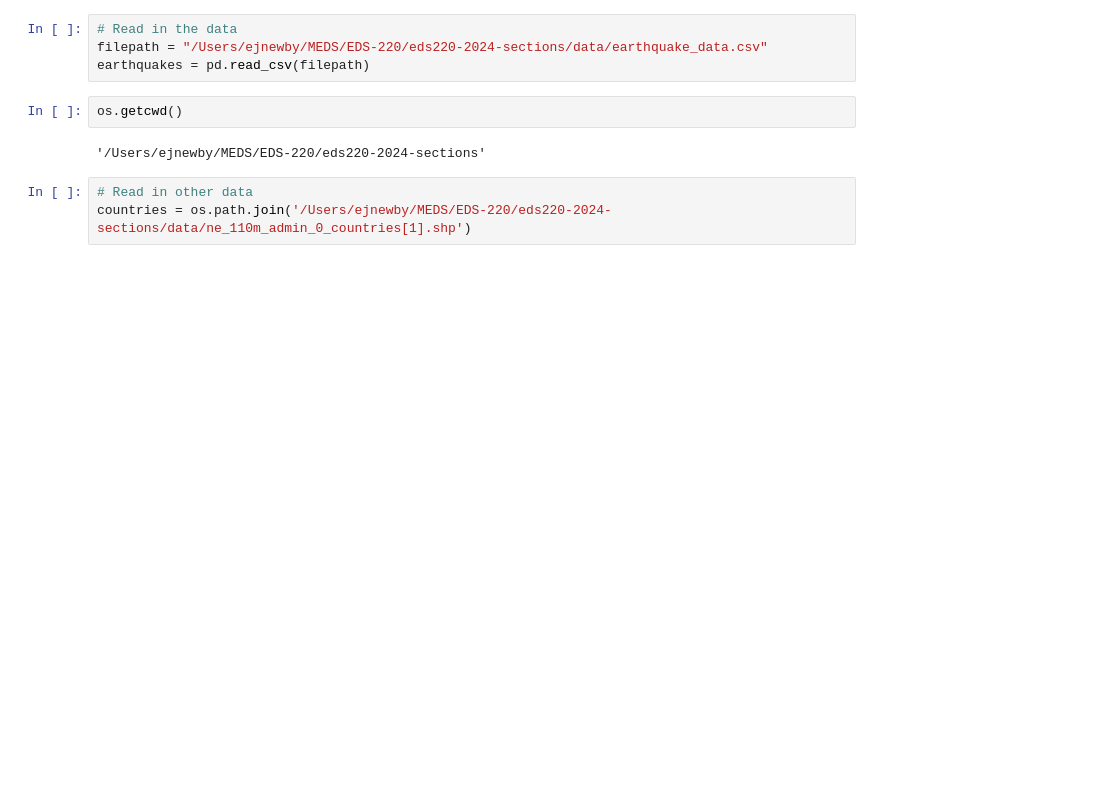
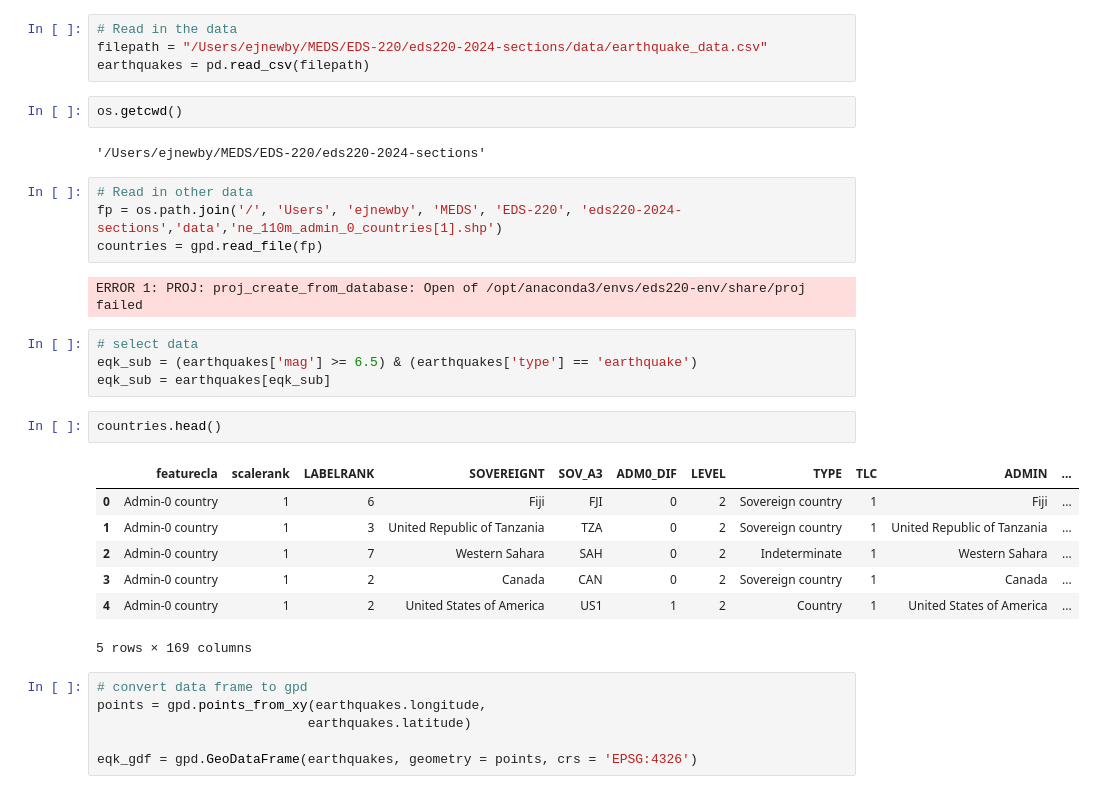
Before and after one commit to evajnewby/eds220-2024-sections, a Jupyter notebook: section-5-earthquakes.ipynb, the cells around one changed output. Cells and saved outputs as stored; diff of their text form; blank space fills up the shorter version.

```diff
--- a/section-5-earthquakes.ipynb
+++ b/section-5-earthquakes.ipynb
@@ -13,4 +15,27 @@ os.getcwd()
 '/Users/ejnewby/MEDS/EDS-220/eds220-2024-sections'
 # %%
 # Read in other data
-countries = os.path.join('/Users/ejnewby/MEDS/EDS-220/eds220-2024-sections/data/ne_110m_admin_0_countries[1].shp')
+fp = os.path.join('/', 'Users', 'ejnewby', 'MEDS', 'EDS-220', 'eds220-2024-sections','data','ne_110m_admin_0_countries[1].shp')
+countries = gpd.read_file(fp)
+# %% [output]
+ERROR 1: PROJ: proj_create_from_database: Open of /opt/anaconda3/envs/eds220-env/share/proj failed
+# %%
+# select data
+eqk_sub = (earthquakes['mag'] >= 6.5) & (earthquakes['type'] == 'earthquake')
+eqk_sub = earthquakes[eqk_sub]
+# %%
+countries.head()
+# %% [output]
+|  | featurecla | scalerank | LABELRANK | SOVEREIGNT | SOV_A3 | ADM0_DIF | LEVEL | TYPE | TLC | ADMIN | ... |
+| 0 | Admin-0 country | 1 | 6 | Fiji | FJI | 0 | 2 | Sovereign country | 1 | Fiji | ... |
+| 1 | Admin-0 country | 1 | 3 | United Republic of Tanzania | TZA | 0 | 2 | Sovereign country | 1 | United Republic of Tanzania | ... |
+| 2 | Admin-0 country | 1 | 7 | Western Sahara | SAH | 0 | 2 | Indeterminate | 1 | Western Sahara | ... |
+| 3 | Admin-0 country | 1 | 2 | Canada | CAN | 0 | 2 | Sovereign country | 1 | Canada | ... |
+| 4 | Admin-0 country | 1 | 2 | United States of America | US1 | 1 | 2 | Country | 1 | United States of America | ... |
+5 rows × 169 columns
+# %%
+# convert data frame to gpd
+points = gpd.points_from_xy(earthquakes.longitude,
+                           earthquakes.latitude)
+
+eqk_gdf = gpd.GeoDataFrame(earthquakes, geometry = points, crs = 'EPSG:4326')
```
Also changed, not shown: parts of 3 cells of this notebook.
